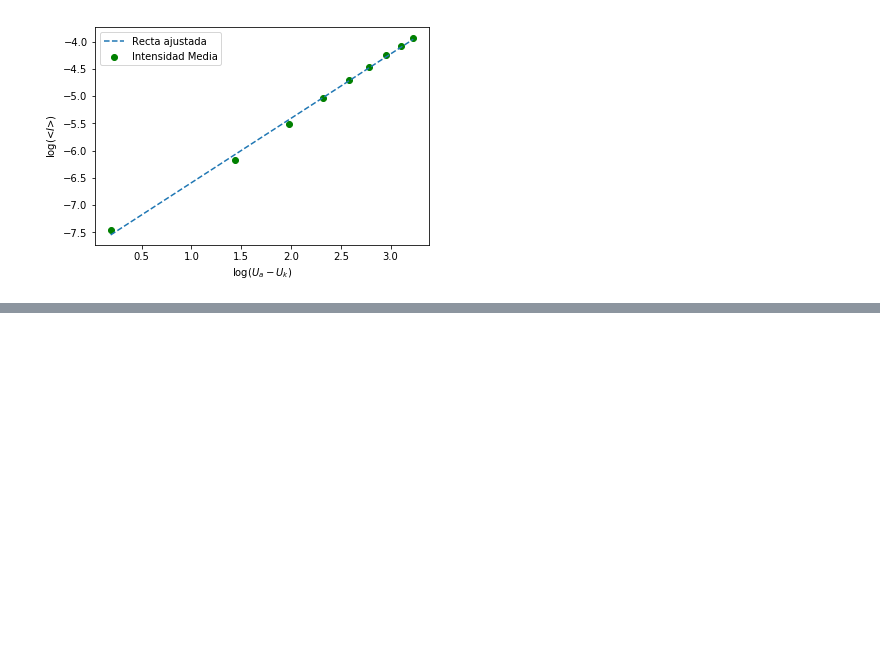
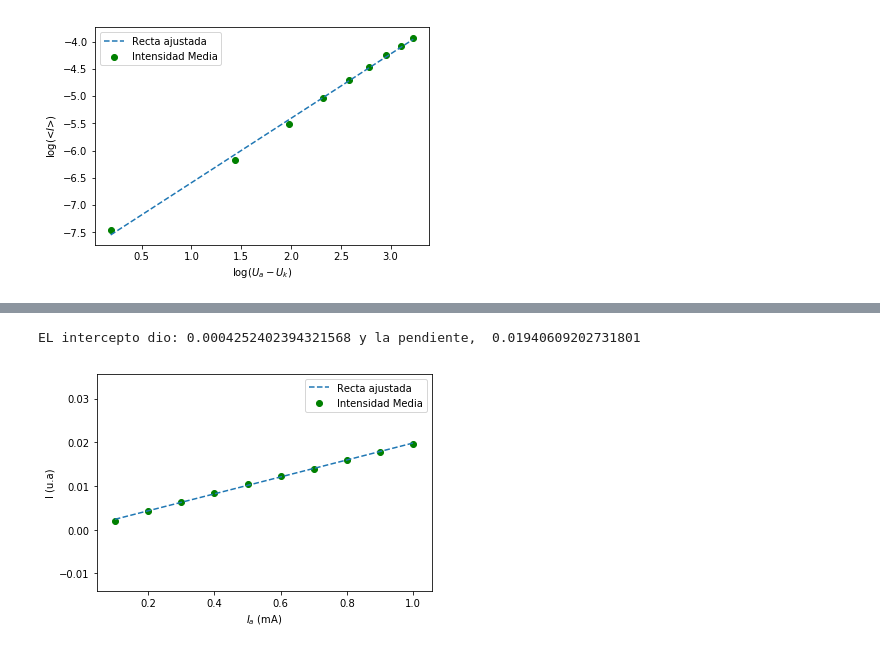
Before and after one commit to diegotg2000/RayosX, a Jupyter notebook: Analisis.ipynb, the cells around one changed output, grey strips where cells are left out. Drawn from its saved outputs; the diff is of its cells as text; code cells hidden in the pictures; blank space fills up the shorter version.

```diff
--- a/Analisis.ipynb
+++ b/Analisis.ipynb
@@ -215,0 +232,19 @@ EL intercepto dio: -3.03663959585643 y la pendiente,  2.883123441054112
+# %%
+IntensidadesMedias=np.zeros(len(Corrientes))
+plt.figure(figsize=(6,4))
+for i in range(1,11):
+    I=np.loadtxt('corriente_variable.txt', usecols=i)/sum(Imax)
+    IntensidadesMedias[i-1]=np.mean(I)
+X=Corrientes
+Y=IntensidadesMedias
+fit=np.poly1d(np.polyfit(X,Y, 1))(X)
+plt.scatter(X, Y, label='Intensidad Media', c='green')
+plt.plot(X,fit, ls='dashed', label='Recta ajustada')
+plt.xlabel('$I_a$ (mA)')
+plt.ylabel('I (u.a)')
+plt.savefig('ImediaVsCorriente.png')
+plt.legend()
+print('EL intercepto dio:',np.polyfit(X,Y, 1)[1], 'y la pendiente, ', np.polyfit(X,Y, 1)[0])
+# %% [output]
+EL intercepto dio: 0.0004252402394321568 y la pendiente,  0.01940609202731801
+[figure, added]
```
Also changed, not shown: parts of 4 cells of this notebook, 5 other files.
